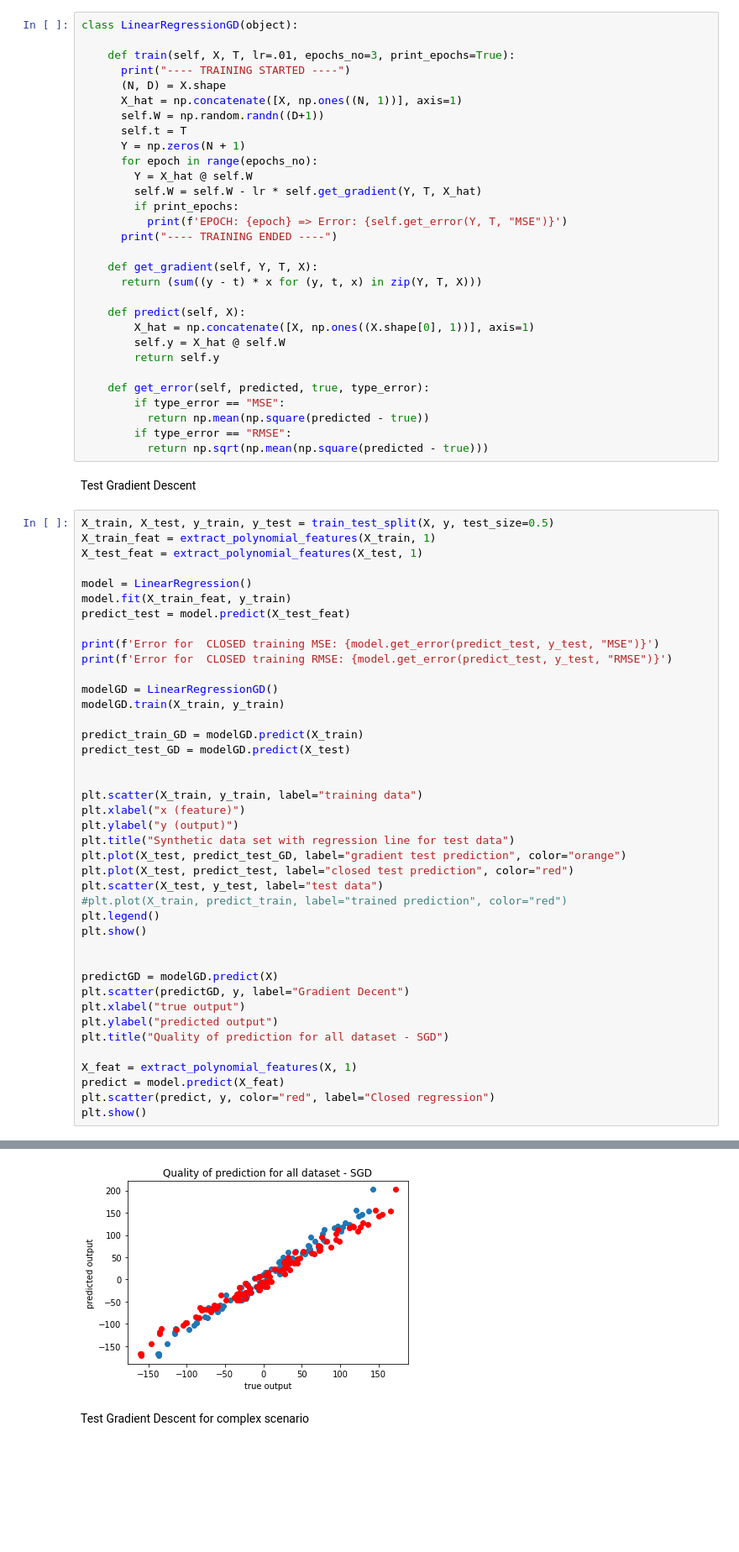
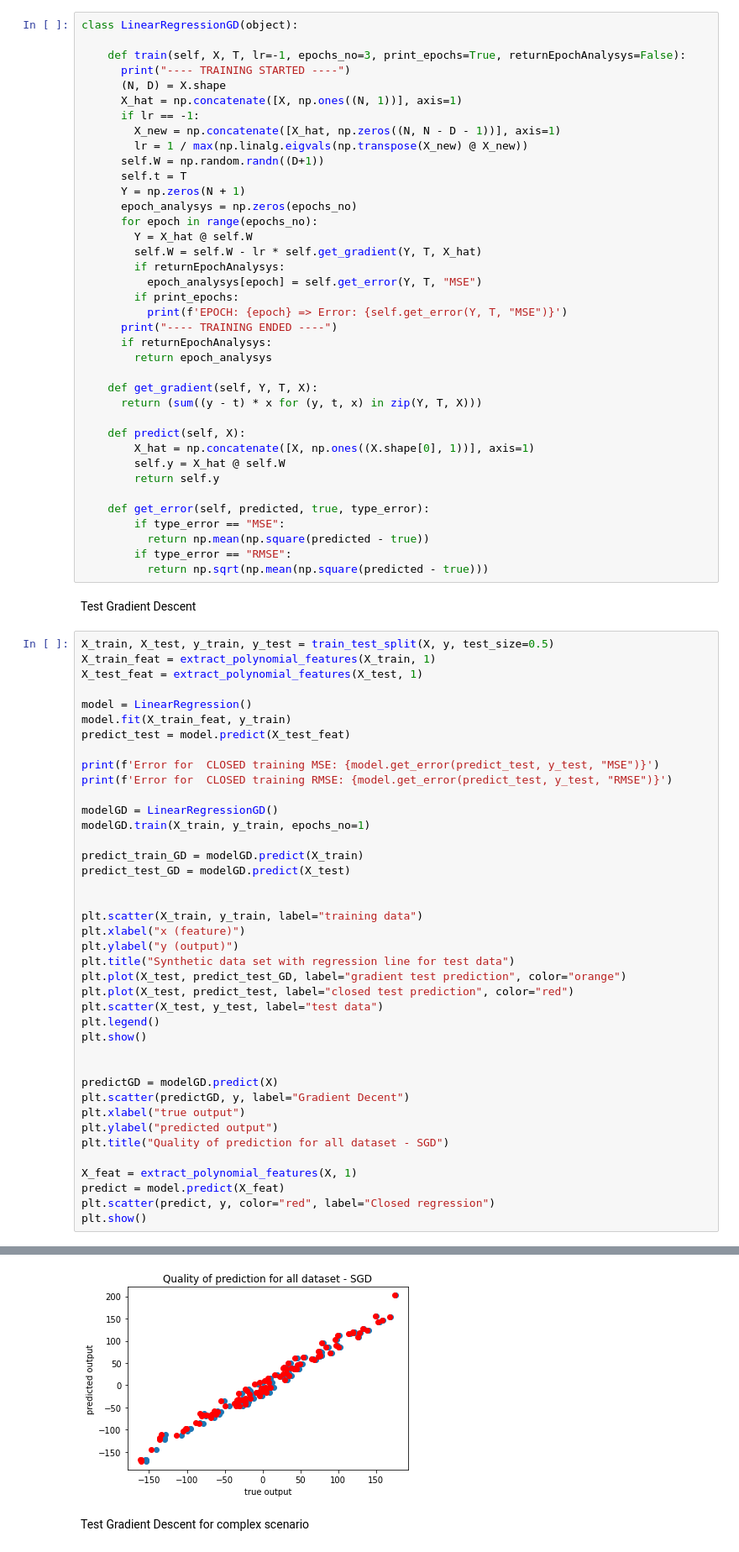
Before and after one commit to Radu1999/Regression-algorithms, a Jupyter notebook: Tema2.ipynb, the cells around one changed output, grey strips where cells are left out. Shown at 84% size. Saved outputs shown, nothing was run; the diff lists cells and outputs as text; blank space fills up the shorter version.

```diff
--- a/Tema2.ipynb
+++ b/Tema2.ipynb
@@ -194,19 +194,27 @@ Gradient Descent
 # %%
 class LinearRegressionGD(object):
 
-    def train(self, X, T, lr=.01, epochs_no=3, print_epochs=True):
+    def train(self, X, T, lr=-1, epochs_no=3, print_epochs=True, returnEpochAnalysys=False):
       print("---- TRAINING STARTED ----")
       (N, D) = X.shape
       X_hat = np.concatenate([X, np.ones((N, 1))], axis=1)
+      if lr == -1:
+        X_new = np.concatenate([X_hat, np.zeros((N, N - D - 1))], axis=1)
+        lr = 1 / max(np.linalg.eigvals(np.transpose(X_new) @ X_new))
       self.W = np.random.randn((D+1))
       self.t = T
       Y = np.zeros(N + 1)
+      epoch_analysys = np.zeros(epochs_no)
       for epoch in range(epochs_no):
         Y = X_hat @ self.W
         self.W = self.W - lr * self.get_gradient(Y, T, X_hat)
+        if returnEpochAnalysys:
+          epoch_analysys[epoch] = self.get_error(Y, T, "MSE")
         if print_epochs:
           print(f'EPOCH: {epoch} => Error: {self.get_error(Y, T, "MSE")}')
       print("---- TRAINING ENDED ----")
+      if returnEpochAnalysys:
+        return epoch_analysys
 
     def get_gradient(self, Y, T, X):
       return (sum((y - t) * x for (y, t, x) in zip(Y, T, X)))
@@ -236,7 +244,7 @@ print(f'Error for  CLOSED training MSE: {model.get_error(predict_test, y_test, "
 print(f'Error for  CLOSED training RMSE: {model.get_error(predict_test, y_test, "RMSE")}')
 
 modelGD = LinearRegressionGD()
-modelGD.train(X_train, y_train)
+modelGD.train(X_train, y_train, epochs_no=1)
 
 predict_train_GD = modelGD.predict(X_train)
 predict_test_GD = modelGD.predict(X_test)
@@ -249,7 +257,6 @@ plt.title("Synthetic data set with regression line for test data")
 plt.plot(X_test, predict_test_GD, label="gradient test prediction", color="orange")
 plt.plot(X_test, predict_test, label="closed test prediction", color="red")
 plt.scatter(X_test, y_test, label="test data")
-#plt.plot(X_train, predict_train, label="trained prediction", color="red")
 plt.legend()
 plt.show()
 
@@ -276,4 +281,4 @@ EPOCH: 2 => Error: 571.5827444694852
-[figure, old version]
+[figure, new version]
 # %% [markdown]
 Test Gradient Descent for complex scenario
 # %%
```
Also changed, not shown: parts of 8 cells of this notebook.
